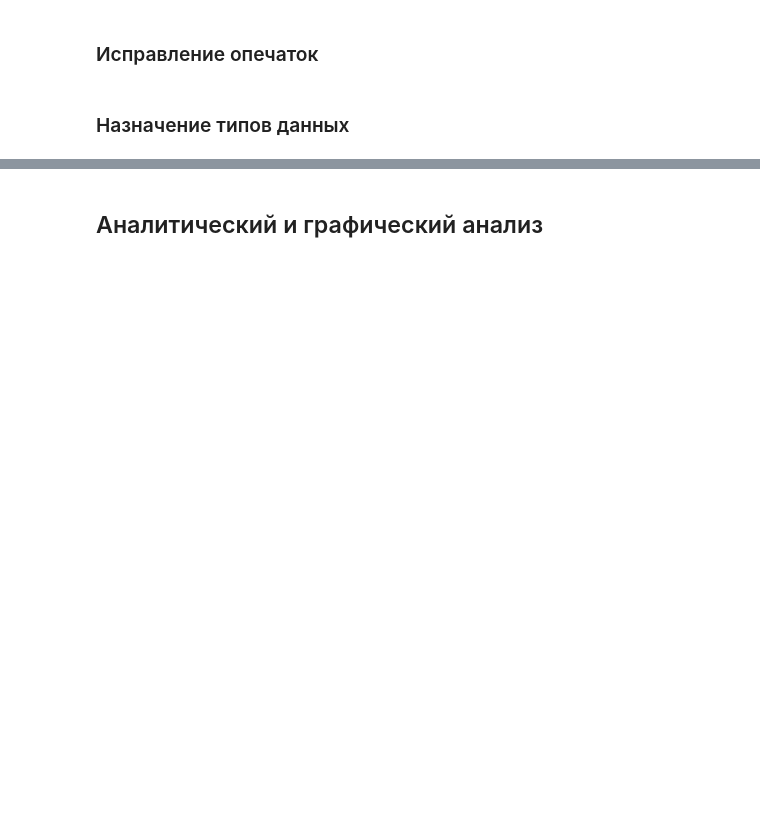
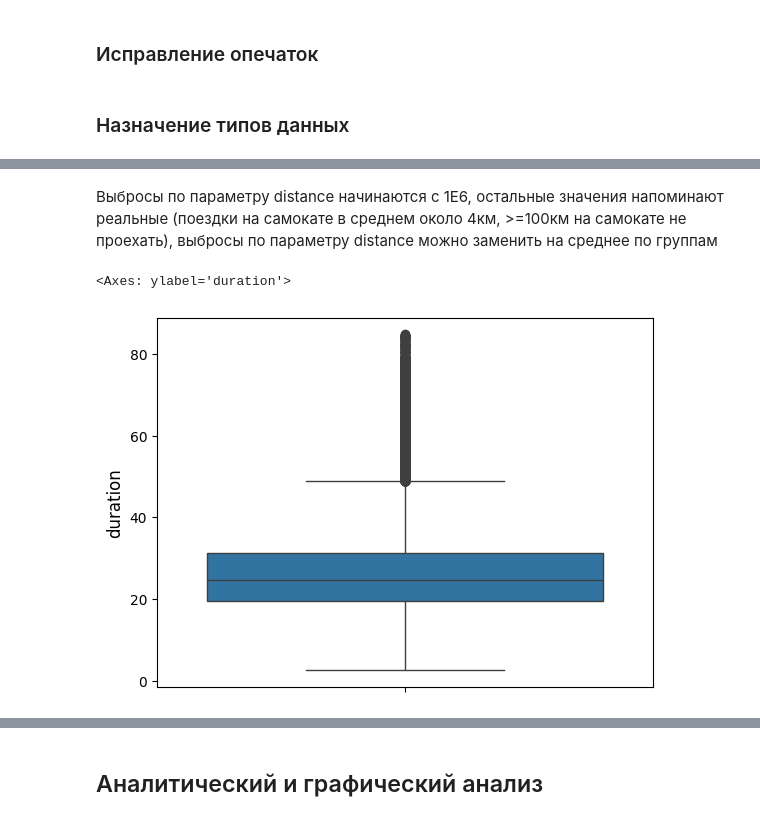
Before and after one commit to BlackkkMaster/ad_project_team16, a Jupyter notebook: kick_sharing.ipynb, the cells around one changed output, grey strips where cells are left out. Drawn from its saved outputs; the diff is of its cells as text; code cells hidden in the pictures; blank space fills up the shorter version.

```diff
--- a/kick_sharing.ipynb
+++ b/kick_sharing.ipynb
@@ -152,0 +315,7 @@ df_weather["datetime"] = pd.to_datetime(df_weather["datetime"])
+# %% [markdown]
+Выбросы по параметру distance начинаются с 1E6, остальные значения напоминают реальные (поездки на самокате в среднем около 4км, >=100км на самокате не проехать), выбросы по параметру distance можно заменить на среднее по группам
+# %%
+sns.boxplot(df_rides["duration"])
+# %% [output]
+<Axes: ylabel='duration'>
+[figure, added]
```
Also changed, not shown: parts of 46 cells of this notebook.
